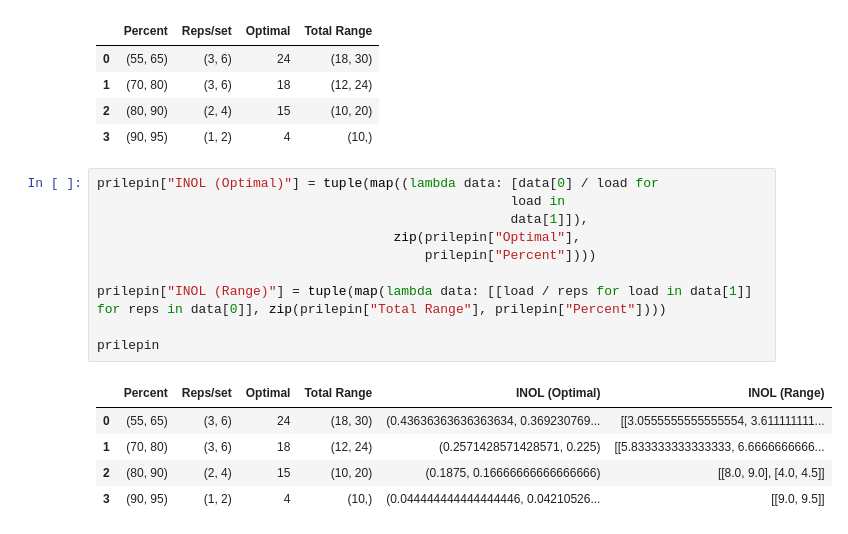
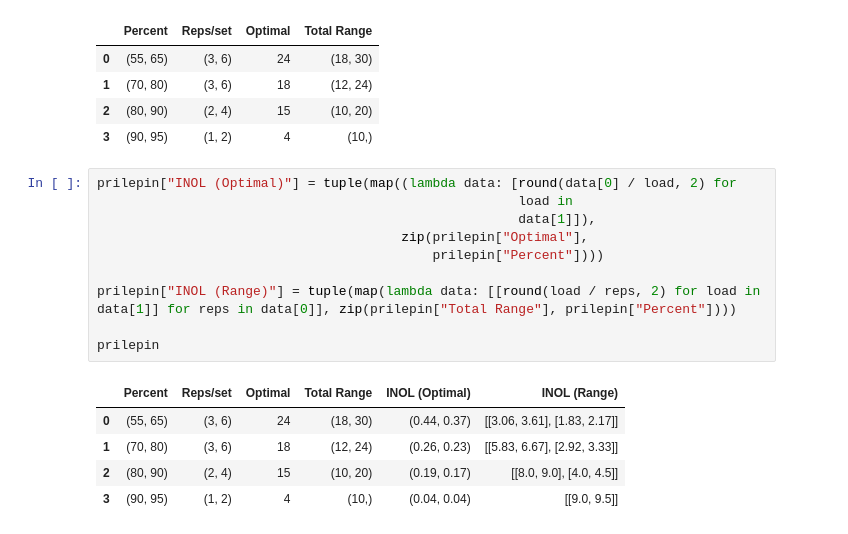
Before and after one commit to hinsley/colabs, a Jupyter notebook: Training_Parameterization.ipynb, the cells around one changed output. Cells and saved outputs as stored; diff of their text form.

Commit message:
Round INOL floats to 2 decimal places

```diff
--- a/Training_Parameterization.ipynb
+++ b/Training_Parameterization.ipynb
@@ -261,18 +261,18 @@ prilepin
 | 2 | (80, 90) | (2, 4) | 15 | (10, 20) |
 | 3 | (90, 95) | (1, 2) | 4 | (10,) |
 # %%
-prilepin["INOL (Optimal)"] = tuple(map((lambda data: [data[0] / load for
-                                                     load in
-                                                     data[1]]),
-                                      zip(prilepin["Optimal"],
-                                          prilepin["Percent"])))
+prilepin["INOL (Optimal)"] = tuple(map((lambda data: [round(data[0] / load, 2) for
+                                                      load in
+                                                      data[1]]),
+                                       zip(prilepin["Optimal"],
+                                           prilepin["Percent"])))
 
-prilepin["INOL (Range)"] = tuple(map(lambda data: [[load / reps for load in data[1]] for reps in data[0]], zip(prilepin["Total Range"], prilepin["Percent"])))
+prilepin["INOL (Range)"] = tuple(map(lambda data: [[round(load / reps, 2) for load in data[1]] for reps in data[0]], zip(prilepin["Total Range"], prilepin["Percent"])))
 
 prilepin
 # %% [output]
 |  | Percent | Reps/set | Optimal | Total Range | INOL (Optimal) | INOL (Range) |
-| 0 | (55, 65) | (3, 6) | 24 | (18, 30) | (0.43636363636363634, 0.369230769... | [[3.0555555555555554, 3.611111111... |
-| 1 | (70, 80) | (3, 6) | 18 | (12, 24) | (0.2571428571428571, 0.225) | [[5.833333333333333, 6.6666666666... |
-| 2 | (80, 90) | (2, 4) | 15 | (10, 20) | (0.1875, 0.16666666666666666) | [[8.0, 9.0], [4.0, 4.5]] |
-| 3 | (90, 95) | (1, 2) | 4 | (10,) | (0.044444444444444446, 0.04210526... | [[9.0, 9.5]] |
+| 0 | (55, 65) | (3, 6) | 24 | (18, 30) | (0.44, 0.37) | [[3.06, 3.61], [1.83, 2.17]] |
+| 1 | (70, 80) | (3, 6) | 18 | (12, 24) | (0.26, 0.23) | [[5.83, 6.67], [2.92, 3.33]] |
+| 2 | (80, 90) | (2, 4) | 15 | (10, 20) | (0.19, 0.17) | [[8.0, 9.0], [4.0, 4.5]] |
+| 3 | (90, 95) | (1, 2) | 4 | (10,) | (0.04, 0.04) | [[9.0, 9.5]] |
```
